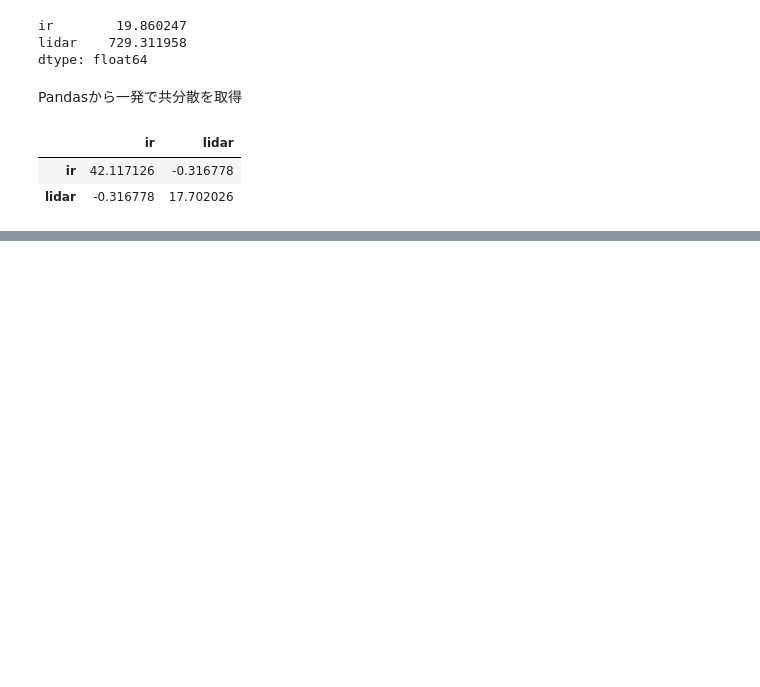
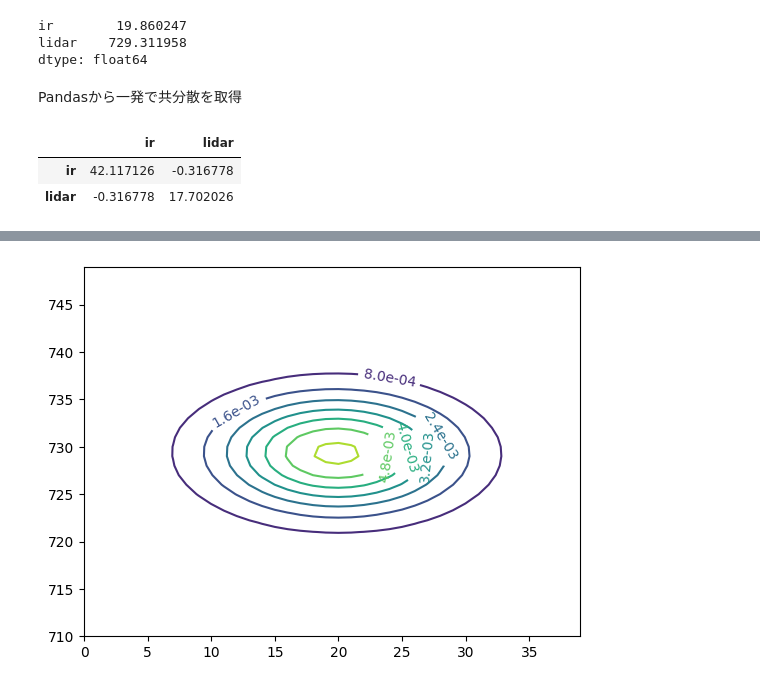
Before and after one commit to inoueshinichi/Book_StatisticsRobotics, a Jupyter notebook: multi_gauss1.ipynb, the cells around one changed output, grey strips where cells are left out. Drawn from its saved outputs; the diff is of its cells as text; code cells hidden in the pictures; blank space fills up the shorter version.

```diff
--- a/multi_gauss1.ipynb
+++ b/multi_gauss1.ipynb
@@ -98,0 +101,10 @@ d.cov() # 分散共分散行列
+# %%
+from scipy.stats import multivariate_normal
+
+irlidar = multivariate_normal(mean=d.mean().values.T, cov=d.cov().values)
+# %%
+import numpy as np
+
+x, y = np.mgrid[0:40, 710:750] # 2次元平面に均等にx,y座標点を打つ
+pos = np.empty(x.shape + (2,)) # (40,40)次元に3次元目に(2,)を追加して(40,40,2)とする
+pos
@@ -98,0 +129,13 @@ d.cov() # 分散共分散行列
+# %%
+# 加えた3次元目にx,yを代入
+pos[:,:,0] = x
+pos[:,:,1] = y
+
+
+print('x', x)
+print('x.shape', x.shape)
+print('y', y)
+print('y.shape', y.shape)
+
+print('pos', pos)
+print('pos.shape', pos.shape)
@@ -98,0 +160,6 @@ d.cov() # 分散共分散行列
+# %%
+cont = plt.contour(x,y,irlidar.pdf(pos)) # x,y座標と各点に対応する確率密度を計算
+cont.clabel(fmt='%1.1e')
+plt.show()
+# %% [output]
+[figure, added]
```
Also changed, not shown: parts of 23 cells of this notebook, 2 other files.
